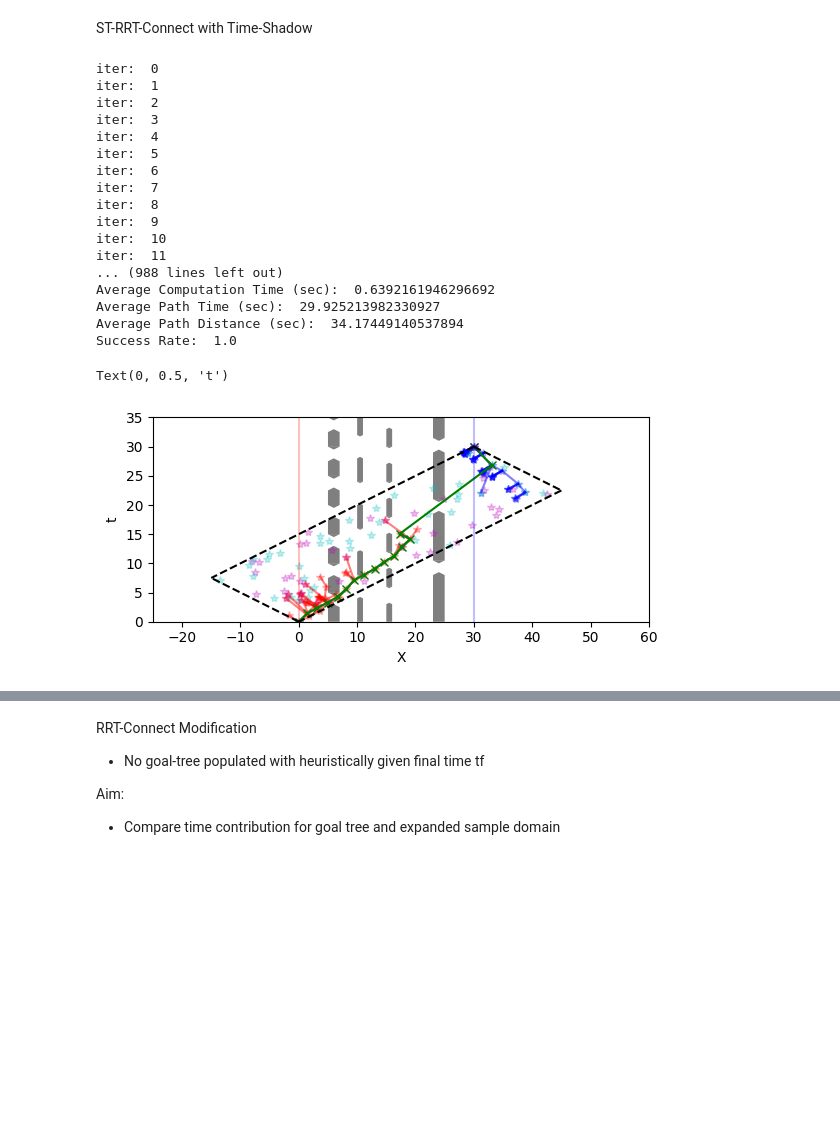
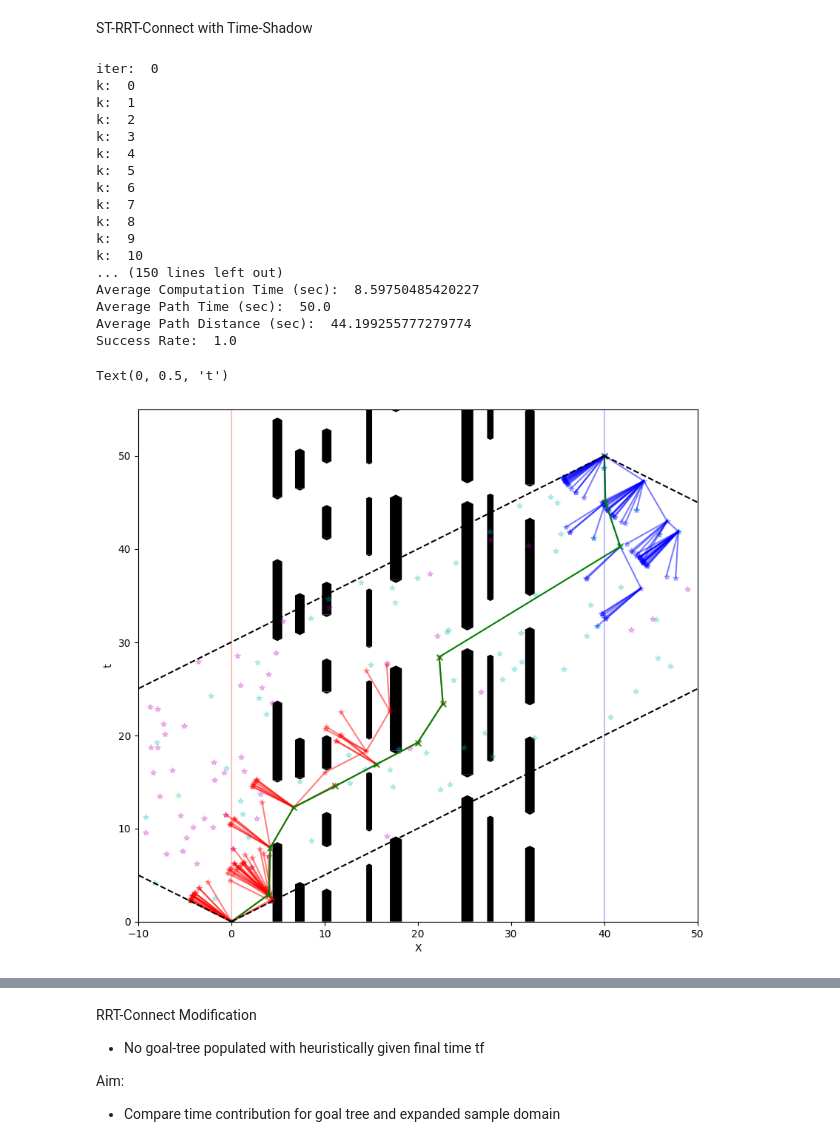
Before and after one commit to jeffersonkim97/cognis_UAM, a Jupyter notebook: script/Comparison/1D-ST-RRT-Connect.ipynb, the cells around one changed output, grey strips where cells are left out. Cells and saved outputs as stored; diff of their text form; code cells hidden in the pictures; blank space fills up the shorter version.

```diff
--- a/script/Comparison/1D-ST-RRT-Connect.ipynb
+++ b/script/Comparison/1D-ST-RRT-Connect.ipynb
@@ -31,0 +82,5 @@ obs_vec = [obs1, obs2, obs3, obs4]
+# %%
+num_obs, xobs, obs_vec = generate_map()
+print(num_obs)
+print(xobs)
+print(obs_vec)
@@ -126,8 +185,8 @@ def extend(qclosest, q1, max_time):
         qnew = q1
     else:
         norm = np.sqrt(dx**2 + dt**2)
-        dxnorm = dx/norm*vmax
-        dtnorm = dt/norm*vmax
+        dxnorm = dx/norm*max_distance
+        dtnorm = dt/norm*max_distance
         qnew = [qclosest[0]+dxnorm, qclosest[1]+dtnorm]
     return qnew
 # %%
@@ -597,9 +666,12 @@ RRT_RS_total_time = []
 RRT_RS_total_distance = []
 time_vec_RRTC_TS = []
 iter = 0
+iter_max = 1
+K = 25000
 success_RRTC_TS = 0
-tf = 30
+tf = xf/vmax + 30
 while iter < iter_max:
+    final_path = None
     print('iter: ', iter)
     start = time.time()
     t_test = []
@@ -627,7 +699,7 @@ while iter < iter_max:
 
         while k < K:
             t_check = []
-            # print('k: ', k)
+            print('k: ', k)
             while 1:
                 # Sample
                 sample_start = time.time()
@@ -703,6 +775,9 @@ while iter < iter_max:
             t_test.append(time.time()-sample_start)
             k += 1
 
+            if time.time()-start >= 15:
+                break
+
             if path_check:
                 # print('Path Found')
                 path_start = time.time()
@@ -728,16 +803,17 @@ while iter < iter_max:
         E_RRTConnect_TS[str(kk)] = [E_RRTCa_TS, E_RRTCb_TS]
 
         # print('Path_check: ', path_check)
-        if tf >= 50 or path_check:
+        if tf >= (xf/vmax + 50) or path_check:
             # print('end')
+            break
+
+        if time.time()-start >= 15:
             break
         tf += 5
         kk += 1
 
     end = time.time()
     # print('final time: ', end-start)
-    # if end-start >= 10:
-    #     break
 
     time_vec_RRTC_TS.append(end-start)
     iter += 1
@@ -749,24 +825,24 @@ print('Average Path Distance (sec): ', sum(np.abs(RRT_RS_total_distance))/len(RR
 print('Success Rate: ', success_RRTC_TS/iter_max)
 # %% [output]
 iter:  0
-iter:  1
-iter:  2
-iter:  3
-iter:  4
-iter:  5
-iter:  6
-iter:  7
-iter:  8
-iter:  9
-iter:  10
-iter:  11
-... (988 lines left out)
-Average Computation Time (sec):  0.6392161946296692
-Average Path Time (sec):  29.925213982330927
-Average Path Distance (sec):  34.17449140537894
+k:  0
+k:  1
+k:  2
+k:  3
+k:  4
+k:  5
+k:  6
+k:  7
+k:  8
+k:  9
+k:  10
+... (150 lines left out)
+Average Computation Time (sec):  8.59750485420227
+Average Path Time (sec):  50.0
+Average Path Distance (sec):  44.199255777279774
 Success Rate:  1.0
 # %%
-fig = plt.figure()
+fig = plt.figure(figsize=(16, 9))
 ax = fig.subplots()
 # RRTConnect
 for rrtv in V_RRTCa_TS:
@@ -794,35 +870,36 @@ for i in range(len(xobs)):
     obs_number = int((tf+5//np.sum(obs_vec[i]))+1)
     obs_pos = xobs[i]
     obs_t = obs_vec[i]
     for j in range(obs_number):
         this_obstacle = time_block_obstacle_timeshadow(obs_pos, obs_t, j)
         for geom in this_obstacle.geoms:
             xs, ys = geom.exterior.xy
-            plt.fill(xs, ys, alpha=.5, fc='k', ec='none')
+            plt.fill(xs, ys, alpha=1, fc='k', ec='none')
 
 # Initial/Final
 plt.plot([x0, x0], [0, tf+5], 'r-', alpha=0.25)
 plt.plot(xf, tf, 'xb', alpha=0.5)
 plt.plot([xf, xf], [0, tf+5], 'b-', alpha=0.25)
 
 # ST-Bound
 point1 = [x0, 0]
 point2 = [xf, tf]
 point3 = [-vmax/2*(tf - 1/vmax*(xf+x0)), -1/vmax*(-vmax/2*(tf - 1/vmax*(xf+x0)))+x0/vmax]
 point4 = [vmax/2*(tf + 1/vmax*(xf+x0)), 1/vmax*(vmax/2*(tf + 1/vmax*(xf+x0))) - x0/vmax]
 plt.plot([point1[0], point3[0]], [point1[1], point3[1]], '--k')
 plt.plot([point2[0], point3[0]], [point2[1], point3[1]], '--k')
 plt.plot([point2[0], point4[0]], [point2[1], point4[1]], '--k')
 plt.plot([point4[0], point1[0]], [point4[1], point1[1]], '--k')
 
 # Plot Limits
 ax.axis('square')
-# plt.xlim(point3[0]-5, point4[0]+5)
-plt.xlim(-25, 60)
+# plt.xlim(-10, 10)
+plt.xlim(-10, 50)
 plt.ylim(0, tf+5)
+# plt.ylim(0, 15)
 plt.xlabel('X')
 plt.ylabel('t')
 # %% [output]
 Text(0, 0.5, 't')
-[figure, old version]
+[figure, new version]
 # %%
```
Also changed, not shown: parts of 10 cells of this notebook, 9 other files.
